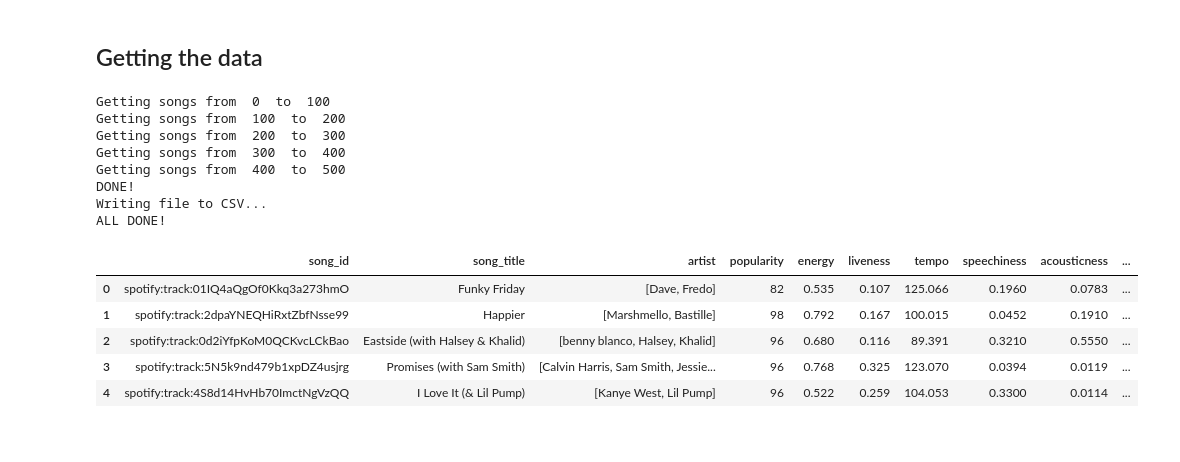
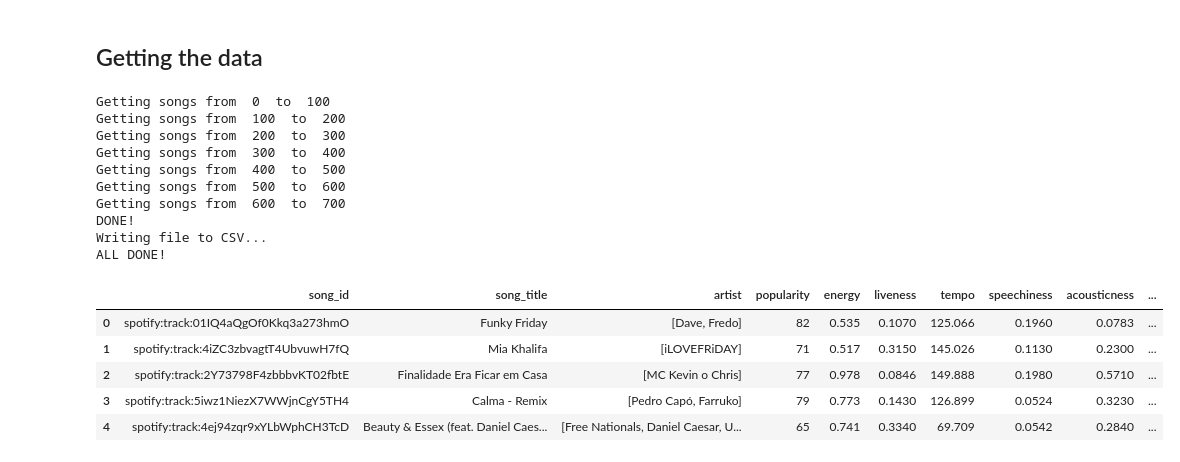
Before and after one commit to pawKer/Predicting-music-popularity, a Jupyter notebook: 3yp-get-data.ipynb, the cells around one changed output. Cells and saved outputs as stored; diff of their text form; code cells hidden in the pictures.

```diff
--- a/3yp-get-data.ipynb
+++ b/3yp-get-data.ipynb
@@ -36,7 +36,7 @@ userId = "spotify:user:217unxkx4en4irnq4nkvgax6y"
 playlistID = "spotify:user:217unxkx4en4irnq4nkvgax6y:playlist:1v3tLpVLqty2FMPm4oY2rs"
 
 # File name to write to
-fileName = "mydata_new.csv"
+fileName = "mydata_new_stuff.csv"
 
 # Columns for my pandas DataFrame in which we will keep the data
 columns = ["song_id","song_title", "artist", "popularity", "energy", "liveness", "tempo"
@@ -103,38 +103,40 @@ for offset in range(100, totalNoSongs, 100):
         # Add the new row to our existing data
         myData.append(newRow)
 
         # Get the next 100 songs in the playlist - done at the end because we needed the total number of songs
         playlist = sp.user_playlist_tracks(userId, playlistID, "",100,offset)
 
 print("DONE!")
 
 # Store all the data in a DataFrame
 df = pd.DataFrame(myData, columns=columns)
 
 # Writing the data from the Spotify API to a CSV
 print("Writing file to CSV...")
 df.to_csv(fileName, encoding="utf-8", header=True, index=False)
 
 print("ALL DONE!")
 
 # Read the data from the CSV to make sure everything is fine
 data = pd.read_csv(fileName)
 data.head()
 # %% [output]
 Getting songs from  0  to  100
 Getting songs from  100  to  200
 Getting songs from  200  to  300
 Getting songs from  300  to  400
 Getting songs from  400  to  500
+Getting songs from  500  to  600
+Getting songs from  600  to  700
 DONE!
 Writing file to CSV...
 ALL DONE!
 |  | song_id | song_title | artist | popularity | energy | liveness | tempo | speechiness | acousticness | ... |
-| 0 | spotify:track:01IQ4aQgOf0Kkq3a273hmO | Funky Friday | [Dave, Fredo] | 82 | 0.535 | 0.107 | 125.066 | 0.1960 | 0.0783 | ... |
-| 1 | spotify:track:2dpaYNEQHiRxtZbfNsse99 | Happier | [Marshmello, Bastille] | 98 | 0.792 | 0.167 | 100.015 | 0.0452 | 0.1910 | ... |
-| 2 | spotify:track:0d2iYfpKoM0QCKvcLCkBao | Eastside (with Halsey & Khalid) | [benny blanco, Halsey, Khalid] | 96 | 0.680 | 0.116 | 89.391 | 0.3210 | 0.5550 | ... |
-| 3 | spotify:track:5N5k9nd479b1xpDZ4usjrg | Promises (with Sam Smith) | [Calvin Harris, Sam Smith, Jessie... | 96 | 0.768 | 0.325 | 123.070 | 0.0394 | 0.0119 | ... |
-| 4 | spotify:track:4S8d14HvHb70ImctNgVzQQ | I Love It (& Lil Pump) | [Kanye West, Lil Pump] | 96 | 0.522 | 0.259 | 104.053 | 0.3300 | 0.0114 | ... |
+| 0 | spotify:track:01IQ4aQgOf0Kkq3a273hmO | Funky Friday | [Dave, Fredo] | 82 | 0.535 | 0.1070 | 125.066 | 0.1960 | 0.0783 | ... |
+| 1 | spotify:track:4iZC3zbvagtT4UbvuwH7fQ | Mia Khalifa | [iLOVEFRiDAY] | 71 | 0.517 | 0.3150 | 145.026 | 0.1130 | 0.2300 | ... |
+| 2 | spotify:track:2Y73798F4zbbbvKT02fbtE | Finalidade Era Ficar em Casa | [MC Kevin o Chris] | 77 | 0.978 | 0.0846 | 149.888 | 0.1980 | 0.5710 | ... |
+| 3 | spotify:track:5iwz1NiezX7WWjnCgY5TH4 | Calma - Remix | [Pedro Capó, Farruko] | 79 | 0.773 | 0.1430 | 126.899 | 0.0524 | 0.3230 | ... |
+| 4 | spotify:track:4ej94zqr9xYLbWphCH3TcD | Beauty & Essex (feat. Daniel Caes... | [Free Nationals, Daniel Caesar, U... | 65 | 0.741 | 0.3340 | 69.709 | 0.0542 | 0.2840 | ... |
 # %% [markdown]
 ## Feature description:
 ![alt text](https://github.com/pawKer/predicting-music-popularity/blob/master/features0.PNG?raw=true "Description of popularity")
```
Also changed, not shown: 6 other files.
